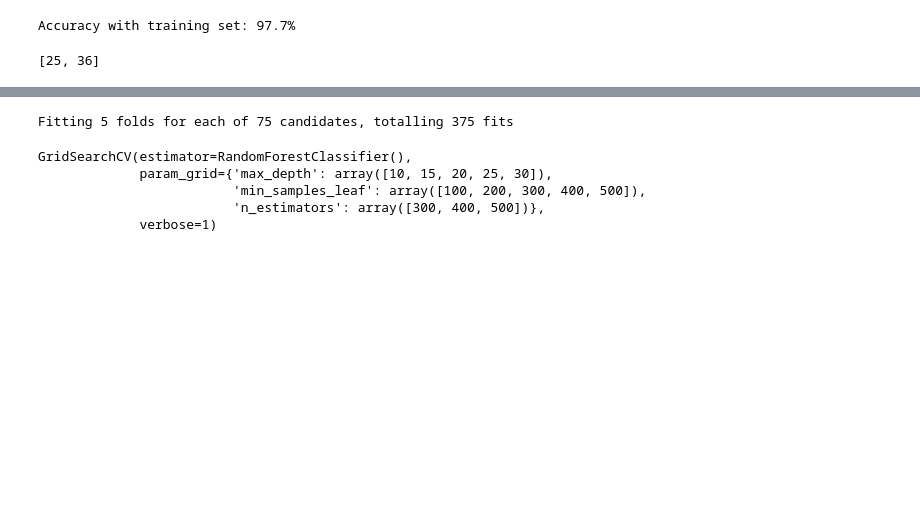
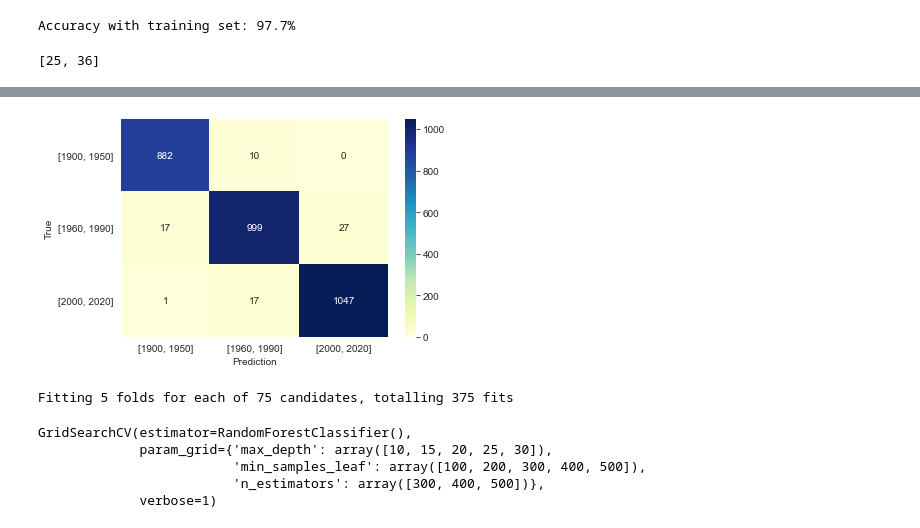
Before and after one commit to ritisha2000/SongClassificationByDecade, a Jupyter notebook: DecadeClassification.ipynb, the cells around one changed output, grey strips where cells are left out. Saved outputs shown, nothing was run; the diff lists cells and outputs as text; code cells hidden in the pictures; blank space fills up the shorter version.

```diff
--- a/DecadeClassification.ipynb
+++ b/DecadeClassification.ipynb
@@ -181,3 +235,21 @@ Accuracy with cross validation: 78.6%
+# %%
+from sklearn.metrics import confusion_matrix
+
+X_val = X_train[:3000]
+y_val = y_train[:3000]
+
+y_pred = rnd_clf.predict(X_val)
+
+class_labels = ["[1900, 1950]", "[1960, 1990]", "[2000, 2020]"]
+cf = confusion_matrix(y_val, y_pred)
+sns.heatmap(cf, annot=True, cmap="YlGnBu", fmt="g",
+            xticklabels=class_labels, yticklabels=class_labels)
+plt.xlabel("Prediction")
+plt.ylabel("True")
+plt.yticks(rotation = 0)
+plt.show()
+# %% [output]
+[figure, added]
 # %%
 from sklearn.model_selection import GridSearchCV
 
```
Also changed, not shown: parts of 11 cells of this notebook.
